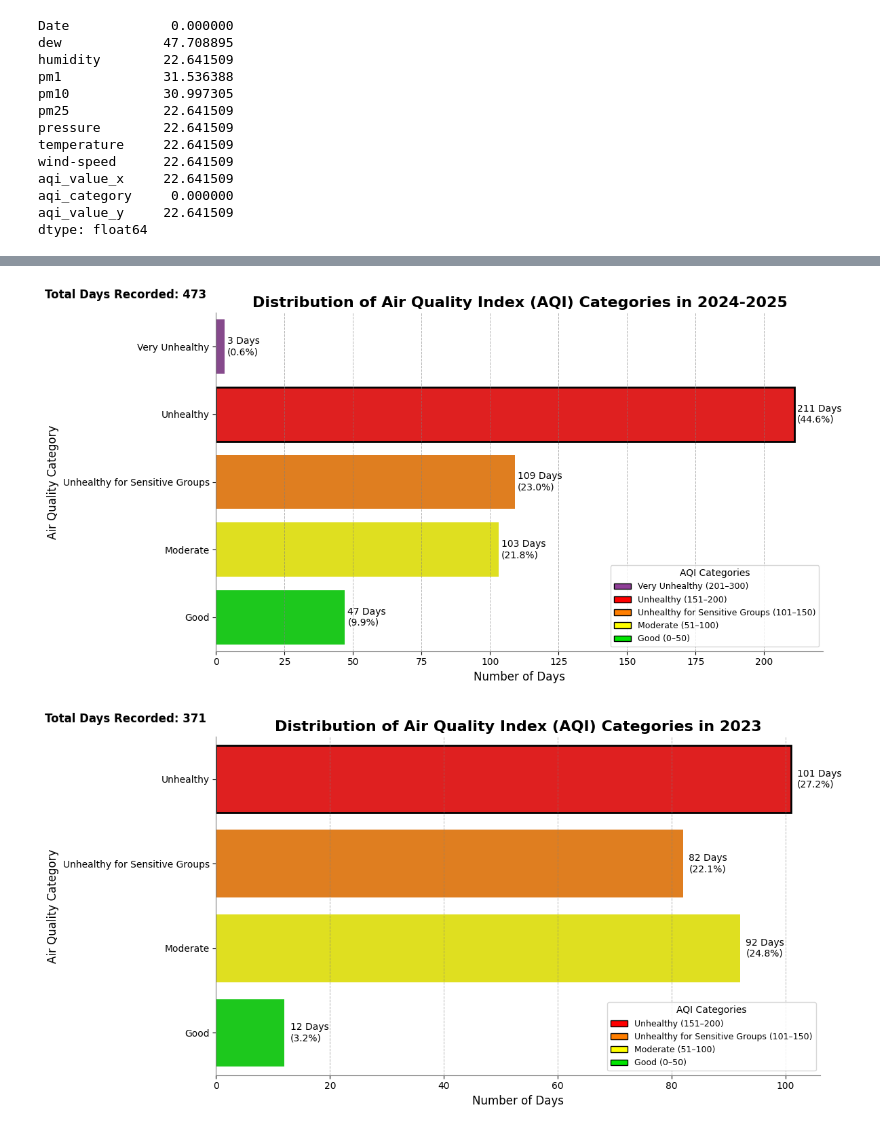
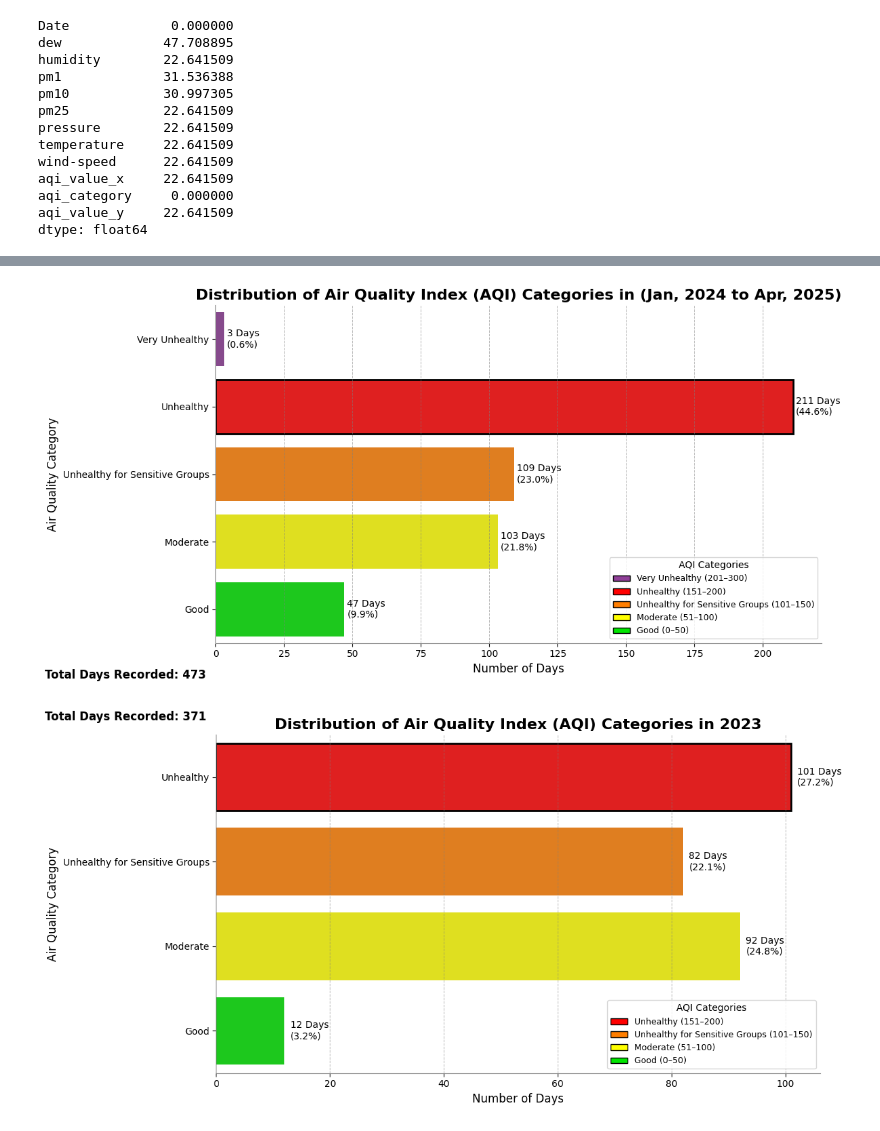
Before and after one commit to KushalRegmi61/Air-Pullution-Analysis-Nepal, a Jupyter notebook: notebooks/computing_aqi_and_aqi_category.ipynb, the cells around one changed output, grey strips where cells are left out. Cells and saved outputs as stored; diff of their text form; code cells hidden in the pictures.

```diff
--- a/notebooks/computing_aqi_and_aqi_category.ipynb
+++ b/notebooks/computing_aqi_and_aqi_category.ipynb
@@ -7,12 +7,12 @@ import plotly.express as px
 import plotly.graph_objects as go
 import os
 # %%
-year_2024 = pd.read_csv('../year_2024_2025/Kathmandu_2024_2025.csv')
-year_2023 = pd.read_csv('../year_2023/Kathmandu_2023.csv')
-year_2022 = pd.read_csv('../year_2022/Kathmandu_2022.csv')
-year_2021 =pd.read_csv('../year_2021/Kathmandu_2021.csv')
-year_2020 = pd.read_csv('../year_2020/Kathmandu_2020.csv')
-year_2019 = pd.read_csv('../year_2019/Kathmandu_2019.csv')
+year_2024 = pd.read_csv('../data/year_2024_2025/Kathmandu_2024_2025.csv')
+year_2023 = pd.read_csv('../data/year_2023/Kathmandu_2023.csv')
+year_2022 = pd.read_csv('../data/year_2022/Kathmandu_2022.csv')
+year_2021 =pd.read_csv('../data/year_2021/Kathmandu_2021.csv')
+year_2020 = pd.read_csv('../data/year_2020/Kathmandu_2020.csv')
+year_2019 = pd.read_csv('../data/year_2019/Kathmandu_2019.csv')
 # %%
 # Convert the 'Date' column to datetime format
 year_2024['Date'] = pd.to_datetime(year_2024['Date'], format='%Y-%m-%d')
@@ -273,7 +273,7 @@ def plot_aqi_category_distribution(dataframe, year, output_path='AQI_Categories_
     year_data = dataframe.copy()
 
     # Total records
-    total_days = len(year_data)
+    total_days = year_data['aqi_value'].notnull().sum()
 
     # AQI Categories full list (in order of severity: bottom to top)
     full_aqi_order = ['Good', 'Moderate',
@@ -361,7 +361,7 @@ def plot_aqi_category_distribution(dataframe, year, output_path='AQI_Categories_
     plt.legend(handles=legend_elements, loc=loc, frameon=True, fontsize=9, title='AQI Categories')
 
     # Add Total Days as annotation in top-left
-    plt.gcf().text(0.01, 0.97, f'Total Days Recorded: {total_days}', fontsize=12, weight='bold', color='black')
+    plt.gcf().text(0.01, 0.01, f'Total Days Recorded: {total_days}', fontsize=12, weight='bold', color='black', ha='left', va='bottom')
 
     plt.tight_layout()
     plt.savefig(output_path, dpi=300, bbox_inches='tight')
@@ -369,8 +375,8 @@ def plot_aqi_category_distribution(dataframe, year, output_path='AQI_Categories_
 # %%
 # Plotting the AQI category distribution for 2024
-plot_aqi_category_distribution(year_2024, year='2024-2025', output_path='../results/yearly_aqi_category_distribution/AQI_Categories_2024_Horizontal.png')
+plot_aqi_category_distribution(year_2024, year='(Jan, 2024 to Apr, 2025)', output_path='../results/yearly_aqi_category_distribution/AQI_Categories_2024_Horizontal.png')
 # %% [output]
-[figure, old version]
+[figure, new version]
 # %%
 # Plotting for year 2023
 plot_aqi_category_distribution(year_2023, year=2023, output_path='../results/yearly_aqi_category_distribution/AQI_Categories_2023_Horizontal.png')
```
Also changed, not shown: parts of 1 cell of this notebook.
